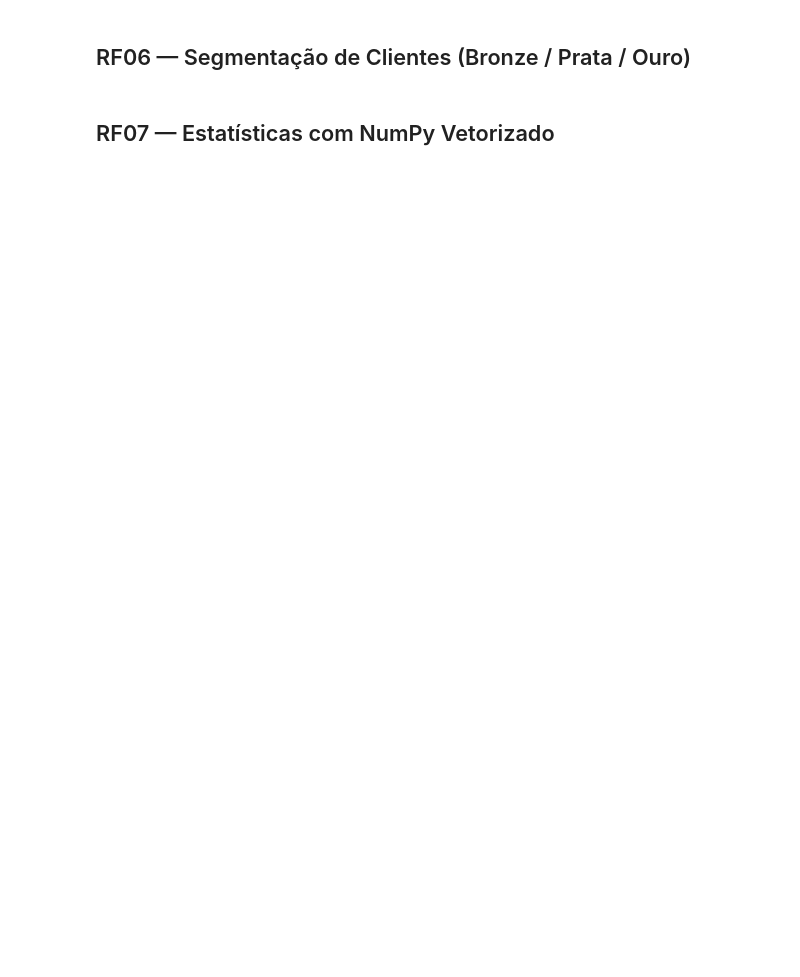
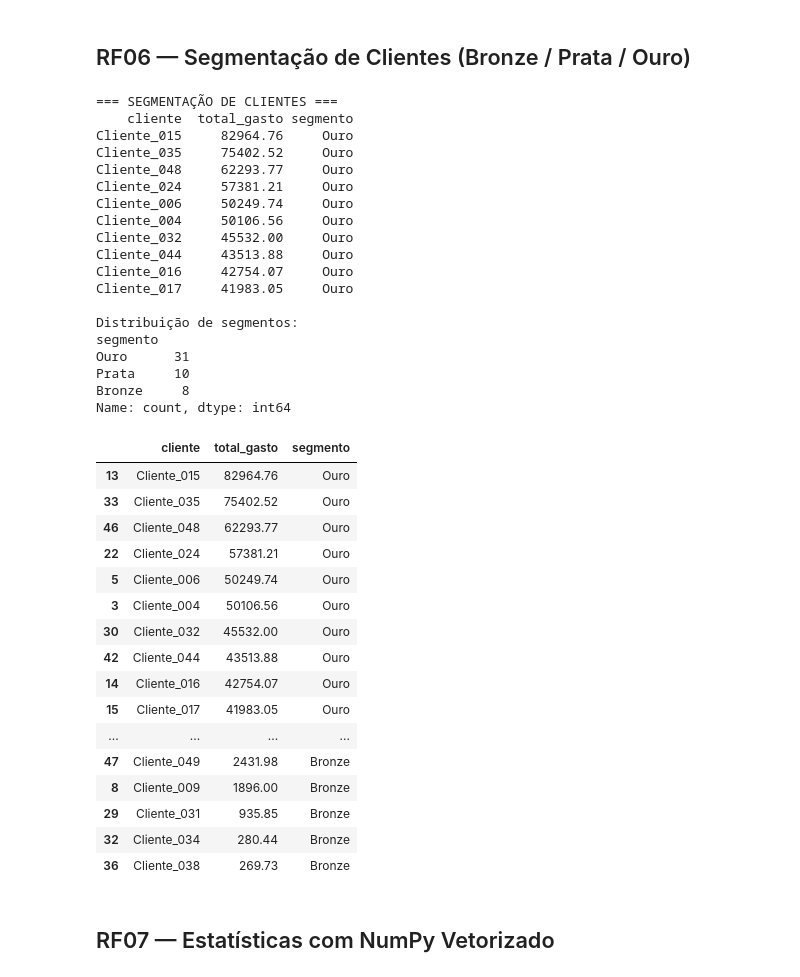
Before and after one commit to samuelmarquesgit/InteligenciaDeMercado, a Jupyter notebook: salesinsight.ipynb, the cells around one changed output. Drawn from its saved outputs; the diff is of its cells as text; code cells hidden in the pictures; blank space fills up the shorter version.

```diff
--- a/salesinsight.ipynb
+++ b/salesinsight.ipynb
@@ -263,32 +306,64 @@ def calcular_metricas(df: pd.DataFrame) -> dict:
 # %% [markdown]
 ## RF06 — Segmentação de Clientes (Bronze / Prata / Ouro)
 # %%
-def segmentar_clientes(df: pd.DataFrame) -> pd.DataFrame:
-    """RF06 — Segmenta os 50 clientes em Bronze, Prata e Ouro.
+def segmentar_clientes(df):
+    """Segmenta clientes pelo total gasto usando groupby e lambda."""
 
-    Thresholds fixos (absolutos em R$):
-    - Bronze : total_gasto < 5.000
-    - Prata  : 5.000 ≤ total_gasto ≤ 15.000
-    - Ouro   : total_gasto > 15.000
-    """
-    por_cliente = (
-        df.groupby("cliente", as_index=False)["receita_total"]
-        .sum()
-        .rename(columns={"receita_total": "total_gasto"})
-        .sort_values("total_gasto", ascending=False)
-        .reset_index(drop=True)
+    clientes = df.groupby("cliente")["receita_total"].sum().reset_index()
+    clientes.columns = ["cliente", "total_gasto"]
+
+    # Classificação usando função lambda com condicionais
+    clientes["segmento"] = clientes["total_gasto"].apply(
+        lambda gasto: "Ouro" if gasto > 15000
+                      else ("Prata" if gasto >= 5000 else "Bronze")
     )
 
-    classificar = lambda gasto: (
-        "Ouro"   if gasto > 15000 else
-        "Prata"  if gasto >= 5000 else
-        "Bronze"
-    )
-    por_cliente["segmento"] = por_cliente["total_gasto"].apply(classificar)
+    clientes = clientes.sort_values("total_gasto", ascending=False)
 
-    contagem = por_cliente["segmento"].value_counts().to_dict()
-    print(f"  [RF06] Segmentos: {contagem}")
-    return por_cliente
+    print("\n=== SEGMENTAÇÃO DE CLIENTES ===")
+    print(clientes.head(10).to_string(index=False))
+    print(f"\nDistribuição de segmentos:\n{clientes['segmento'].value_counts()}")
+
+    return clientes
+
+segmentar_clientes(df_derivadas)
+# %% [output]
+=== SEGMENTAÇÃO DE CLIENTES ===
+    cliente  total_gasto segmento
+Cliente_015     82964.76     Ouro
+Cliente_035     75402.52     Ouro
+Cliente_048     62293.77     Ouro
+Cliente_024     57381.21     Ouro
+Cliente_006     50249.74     Ouro
+Cliente_004     50106.56     Ouro
+Cliente_032     45532.00     Ouro
+Cliente_044     43513.88     Ouro
+Cliente_016     42754.07     Ouro
+Cliente_017     41983.05     Ouro
+
+Distribuição de segmentos:
+segmento
+Ouro      31
+Prata     10
+Bronze     8
+Name: count, dtype: int64
+|  | cliente | total_gasto | segmento |
+| 13 | Cliente_015 | 82964.76 | Ouro |
+| 33 | Cliente_035 | 75402.52 | Ouro |
+| 46 | Cliente_048 | 62293.77 | Ouro |
+| 22 | Cliente_024 | 57381.21 | Ouro |
+| 5 | Cliente_006 | 50249.74 | Ouro |
+| 3 | Cliente_004 | 50106.56 | Ouro |
+| 30 | Cliente_032 | 45532.00 | Ouro |
+| 42 | Cliente_044 | 43513.88 | Ouro |
+| 14 | Cliente_016 | 42754.07 | Ouro |
+| 15 | Cliente_017 | 41983.05 | Ouro |
+| ... | ... | ... | ... |
+| 47 | Cliente_049 | 2431.98 | Bronze |
+| 8 | Cliente_009 | 1896.00 | Bronze |
+| 29 | Cliente_031 | 935.85 | Bronze |
+| 32 | Cliente_034 | 280.44 | Bronze |
+| 36 | Cliente_038 | 269.73 | Bronze |
 # %% [markdown]
 ## RF07 — Estatísticas com NumPy Vetorizado
 # %%
```
Also changed, not shown: parts of 16 cells of this notebook, 4 other files.
